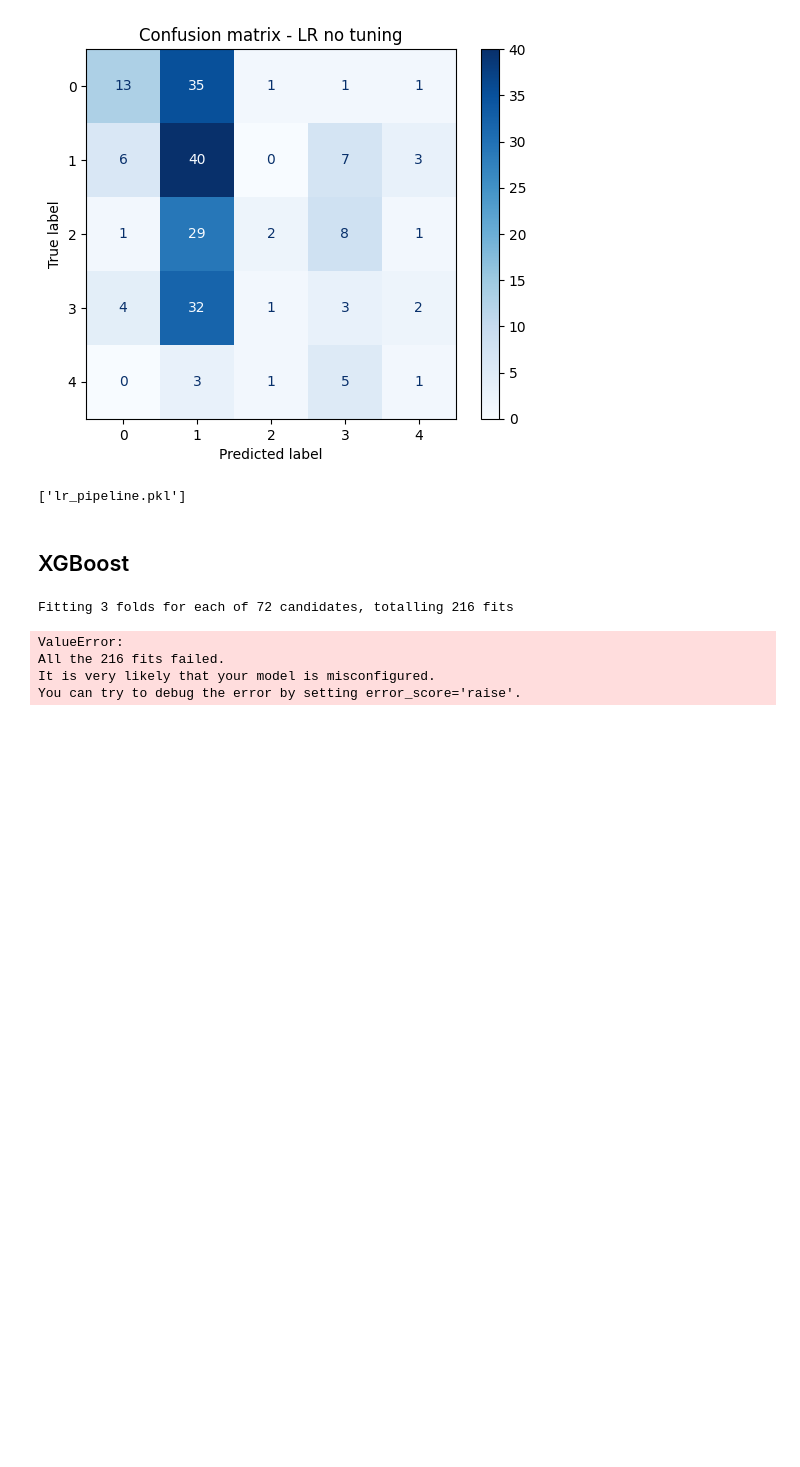
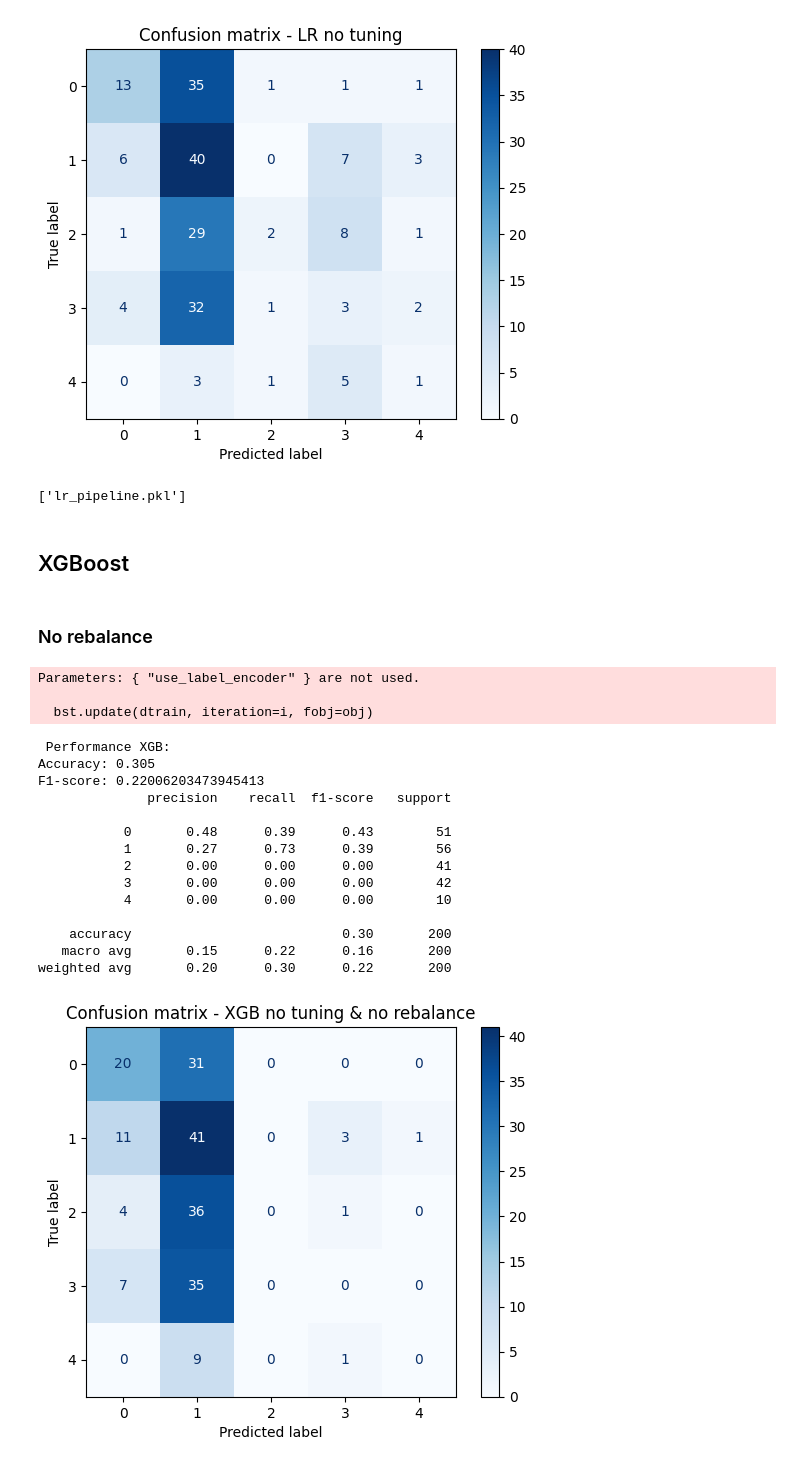
Before and after one commit to Knightmare2002/Heart-Disease-Recognition, a Jupyter notebook: main.ipynb, the cells around one changed output. Drawn from its saved outputs; the diff is of its cells as text; code cells hidden in the pictures; blank space fills up the shorter version.

```diff
--- a/main.ipynb
+++ b/main.ipynb
@@ -826,44 +918,66 @@ weighted avg       0.33      0.29      0.25       200
 ['lr_pipeline.pkl']
 # %% [markdown]
 ## XGBoost
+# %% [markdown]
+### No rebalance
 # %%
-from sklearn.pipeline import Pipeline
-from sklearn.feature_selection import VarianceThreshold, SelectKBest, f_classif
+from sklearn.preprocessing import StandardScaler
+#from sklearn.pipeline import Pipeline
+from imblearn.pipeline import Pipeline #In this way the SMOTE is used only on the training set
+from sklearn.metrics import accuracy_score, f1_score, classification_report, confusion_matrix, ConfusionMatrixDisplay
+import matplotlib.pyplot as plt
+import joblib
 from xgboost import XGBClassifier
-from sklearn.model_selection import GridSearchCV
-from sklearn.metrics import accuracy_score, f1_score, classification_report
 
 
 xgb_pipeline = Pipeline([
-
+    ("scaler", StandardScaler()),
     ("clf",XGBClassifier(use_label_encoder = False, eval_metric="mlogloss", random_state = 42))
 ])
 
 param_grid_xgb = {
     "clf__n_estimators": [100, 200, 400],
     "clf__max_depth": [3, 5, 7],
     "clf__learning_rate": [0.01, 0.03, 0.1, 0.2],
     "clf__subsample":[0.8, 1.0]
 }
 
-grid_xgb = GridSearchCV(
-    xgb_pipeline,
-    param_grid_xgb,
-    cv=3,
-    scoring="f1_weighted",
-    n_jobs=-1,
-    verbose=2
-)
 
-y_train_encoded = y_train - 1 #The xgboost expects the labels to start from 0
+clf = xgb_pipeline.fit(X_train, y_train)
 
-grid_xgb.fit(X_train, y_train_encoded)
-print("\nBest XGBoost:", grid_xgb.best_estimator_)
-print("Best F1:", grid_xgb.best_score_)
-print("Best Params:", grid_xgb.best_params_)
+y_pred_xgb = clf.predict(X_test)
+
+print("\n Performance XGB:")
+print("Accuracy:", accuracy_score(y_test, y_pred_xgb))
+print("F1-score:", f1_score(y_test, y_pred_xgb, average="weighted"))
+print(classification_report(y_test, y_pred_xgb))
+
+# === Plotting of the results ===
+cm = confusion_matrix(y_test, y_pred_xgb)
+labels = sorted(y_test.unique())
+disp = ConfusionMatrixDisplay(confusion_matrix=cm, display_labels=labels)
+disp.plot(cmap='Blues')
+plt.title("Confusion matrix - XGB no tuning & no rebalance")
+plt.show()
+
+# === Saving the model ===
+#joblib.dump(pipeline, "xgb_pipeline.pkl")
 # %% [output]
-Fitting 3 folds for each of 72 candidates, totalling 216 fits
+Parameters: { "use_label_encoder" } are not used.
+
+  bst.update(dtrain, iteration=i, fobj=obj)
-ValueError:
-All the 216 fits failed.
-It is very likely that your model is misconfigured.
-You can try to debug the error by setting error_score='raise'.
+ Performance XGB:
+Accuracy: 0.305
+F1-score: 0.22006203473945413
+              precision    recall  f1-score   support
+
+           0       0.48      0.39      0.43        51
+           1       0.27      0.73      0.39        56
+           2       0.00      0.00      0.00        41
+           3       0.00      0.00      0.00        42
+           4       0.00      0.00      0.00        10
+
+    accuracy                           0.30       200
+   macro avg       0.15      0.22      0.16       200
+weighted avg       0.20      0.30      0.22       200
+[figure, added]
```
Also changed, not shown: parts of 36 cells of this notebook.
